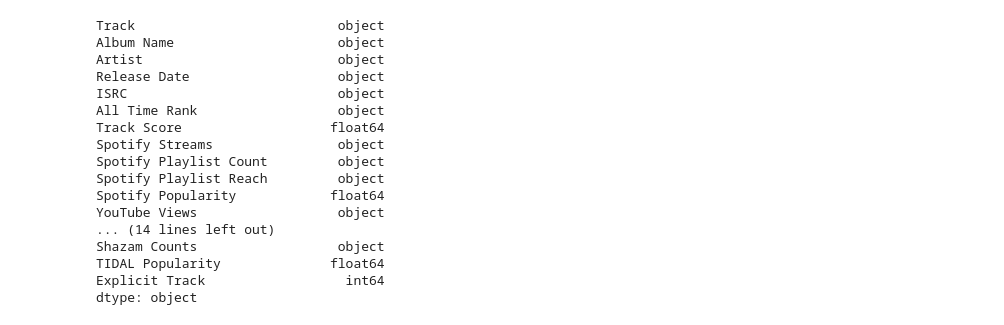
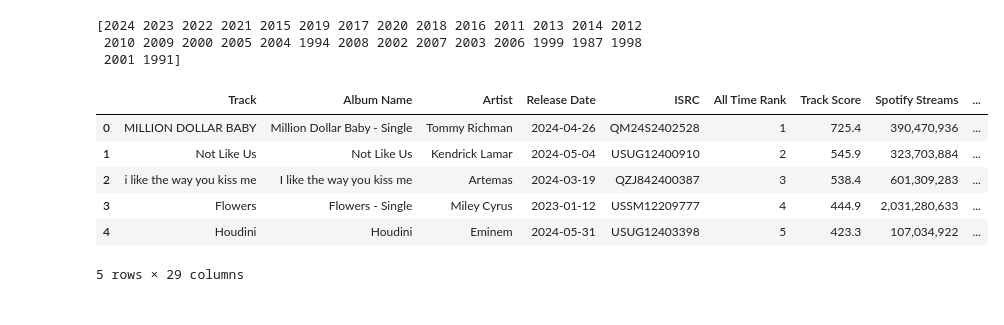
Before and after one commit to nlicari1/Songs_Streamed_2024, a Jupyter notebook: streamed_songs.ipynb, the cells around one changed output. Cells and saved outputs as stored; diff of their text form; code cells hidden in the pictures.

```diff
--- a/streamed_songs.ipynb
+++ b/streamed_songs.ipynb
@@ -24,20 +39,22 @@ songs_df.info
+# %%
+songs_df = songs_df.drop(columns=['TIDAL Popularity'])
+# %%
+#print(songs_df['Release Date'].unique)
+songs_df['Release Date'] = pd.to_datetime(songs_df['Release Date'], format='%m/%d/%Y')
+songs_df['Year'] = songs_df['Release Date'].dt.year
+
+print(songs_df.Year.unique())
+# %% [output]
+[2024 2023 2022 2021 2015 2019 2017 2020 2018 2016 2011 2013 2014 2012
+ 2010 2009 2000 2005 2004 1994 2008 2002 2007 2003 2006 1999 1987 1998
+ 2001 1991]
 # %%
-songs_df.dtypes
+songs_df.head()
 # %% [output]
+|  | Track | Album Name | Artist | Release Date | ISRC | All Time Rank | Track Score | Spotify Streams | ... |
+| 0 | MILLION DOLLAR BABY | Million Dollar Baby - Single | Tommy Richman | 2024-04-26 | QM24S2402528 | 1 | 725.4 | 390,470,936 | ... |
+| 1 | Not Like Us | Not Like Us | Kendrick Lamar | 2024-05-04 | USUG12400910 | 2 | 545.9 | 323,703,884 | ... |
+| 2 | i like the way you kiss me | I like the way you kiss me | Artemas | 2024-03-19 | QZJ842400387 | 3 | 538.4 | 601,309,283 | ... |
+| 3 | Flowers | Flowers - Single | Miley Cyrus | 2023-01-12 | USSM12209777 | 4 | 444.9 | 2,031,280,633 | ... |
+| 4 | Houdini | Houdini | Eminem | 2024-05-31 | USUG12403398 | 5 | 423.3 | 107,034,922 | ... |
-Track                          object
-Album Name                     object
-Artist                         object
-Release Date                   object
-ISRC                           object
-All Time Rank                  object
-Track Score                   float64
-Spotify Streams                object
-Spotify Playlist Count         object
-Spotify Playlist Reach         object
-Spotify Popularity            float64
-YouTube Views                  object
-... (14 lines left out)
-Shazam Counts                  object
-TIDAL Popularity              float64
-Explicit Track                  int64
-dtype: object
+5 rows × 29 columns
```
Also changed, not shown: parts of 6 cells of this notebook, 1 other file.
